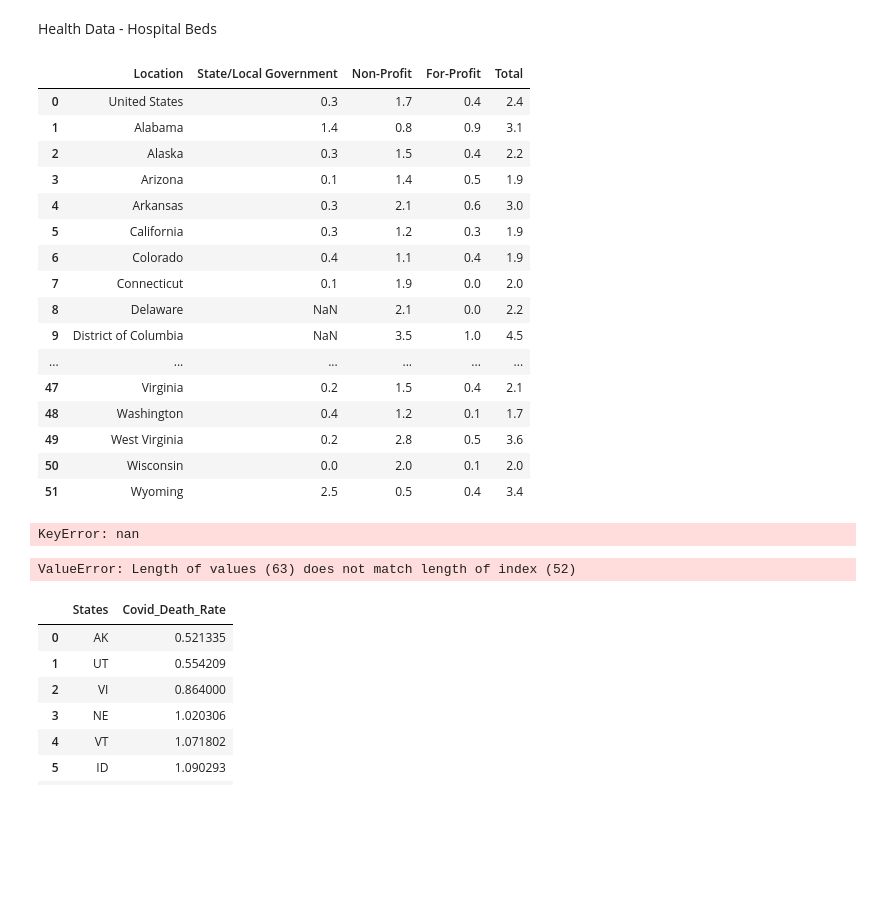
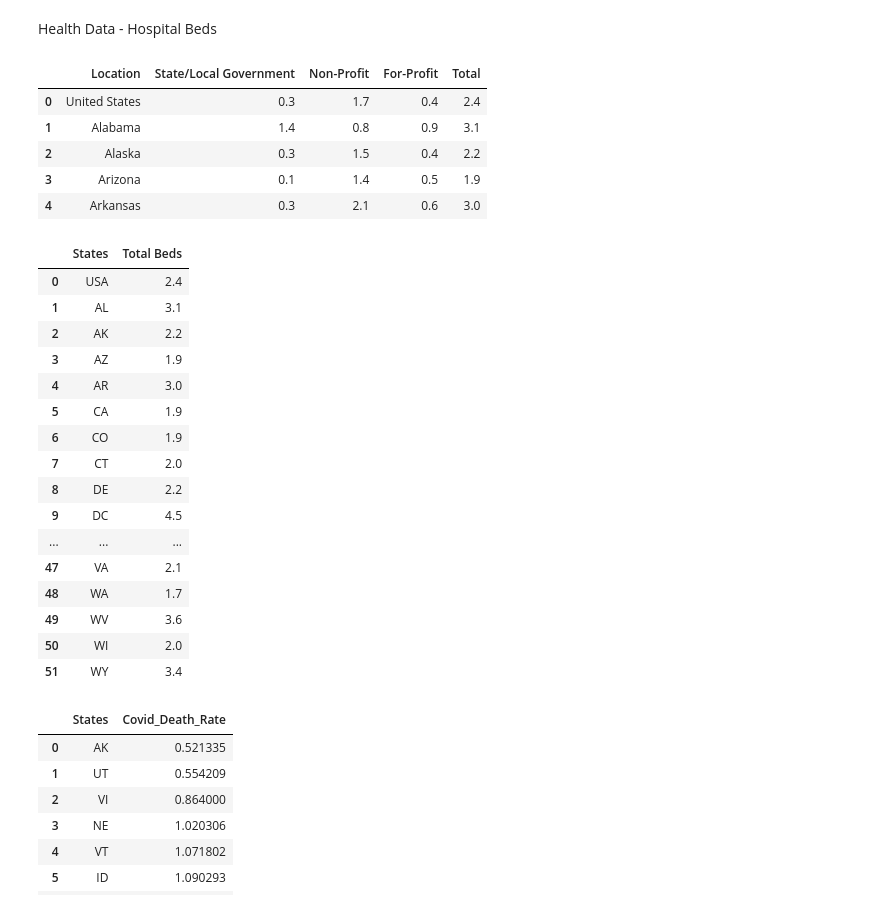
Before and after one commit to jenniecinelli/project_one, a Jupyter notebook: Folder4/Master.ipynb, the cells around one changed output. Drawn from its saved outputs; the diff is of its cells as text; code cells hidden in the pictures; blank space fills up the shorter version.

```diff
--- a/Folder4/Master.ipynb
+++ b/Folder4/Master.ipynb
@@ -216,25 +216,14 @@ hospital_df = pd.read_csv("../Folder1/hospitalbeds_percapita_bystate.csv",skipro
 hospital_df.drop([52,53,54,55,56,57,58,59,60,61,62,63,64,65,66],inplace=True)
 hospital_df = hospital_df.reset_index(drop=True)
 # %%
-hospital_df
+hospital_df.head()
 # %% [output]
 |  | Location | State/Local Government | Non-Profit | For-Profit | Total |
 | 0 | United States | 0.3 | 1.7 | 0.4 | 2.4 |
 | 1 | Alabama | 1.4 | 0.8 | 0.9 | 3.1 |
 | 2 | Alaska | 0.3 | 1.5 | 0.4 | 2.2 |
 | 3 | Arizona | 0.1 | 1.4 | 0.5 | 1.9 |
 | 4 | Arkansas | 0.3 | 2.1 | 0.6 | 3.0 |
-| 5 | California | 0.3 | 1.2 | 0.3 | 1.9 |
-| 6 | Colorado | 0.4 | 1.1 | 0.4 | 1.9 |
-| 7 | Connecticut | 0.1 | 1.9 | 0.0 | 2.0 |
-| 8 | Delaware | NaN | 2.1 | 0.0 | 2.2 |
-| 9 | District of Columbia | NaN | 3.5 | 1.0 | 4.5 |
-| ... | ... | ... | ... | ... | ... |
-| 47 | Virginia | 0.2 | 1.5 | 0.4 | 2.1 |
-| 48 | Washington | 0.4 | 1.2 | 0.1 | 1.7 |
-| 49 | West Virginia | 0.2 | 2.8 | 0.5 | 3.6 |
-| 50 | Wisconsin | 0.0 | 2.0 | 0.1 | 2.0 |
-| 51 | Wyoming | 2.5 | 0.5 | 0.4 | 3.4 |
 # %%
 us_state_abbrev = {
     'United States': 'USA',
@@ -297,14 +288,31 @@ total_beds = hospital_df['Total'].tolist()
 # %%
-Dict = {"States":[]}
+Dict = {"States":[],"Total Beds":[]}
 for state in states:
+
     Dict["States"].append(us_state_abbrev[state])
+    Dict["Total Beds"].append(total_beds)
-# %% [output]
-KeyError: nan
 # %%
 hospital_beds = pd.DataFrame(Dict)
 hospital_beds['Total Beds'] = total_beds
+hospital_beds
 # %% [output]
-ValueError: Length of values (63) does not match length of index (52)
+|  | States | Total Beds |
+| 0 | USA | 2.4 |
+| 1 | AL | 3.1 |
+| 2 | AK | 2.2 |
+| 3 | AZ | 1.9 |
+| 4 | AR | 3.0 |
+| 5 | CA | 1.9 |
+| 6 | CO | 1.9 |
+| 7 | CT | 2.0 |
+| 8 | DE | 2.2 |
+| 9 | DC | 4.5 |
+| ... | ... | ... |
+| 47 | VA | 2.1 |
+| 48 | WA | 1.7 |
+| 49 | WV | 3.6 |
+| 50 | WI | 2.0 |
+| 51 | WY | 3.4 |
 # %%
 df_deathrate = pd.read_csv("../Folder2/Final_DeathRate_byState_042021.csv")
 df_deathrate.rename(columns={"Unnamed: 0":"States"},inplace=True)
```
Also changed, not shown: parts of 7 cells of this notebook, 8 other files.
